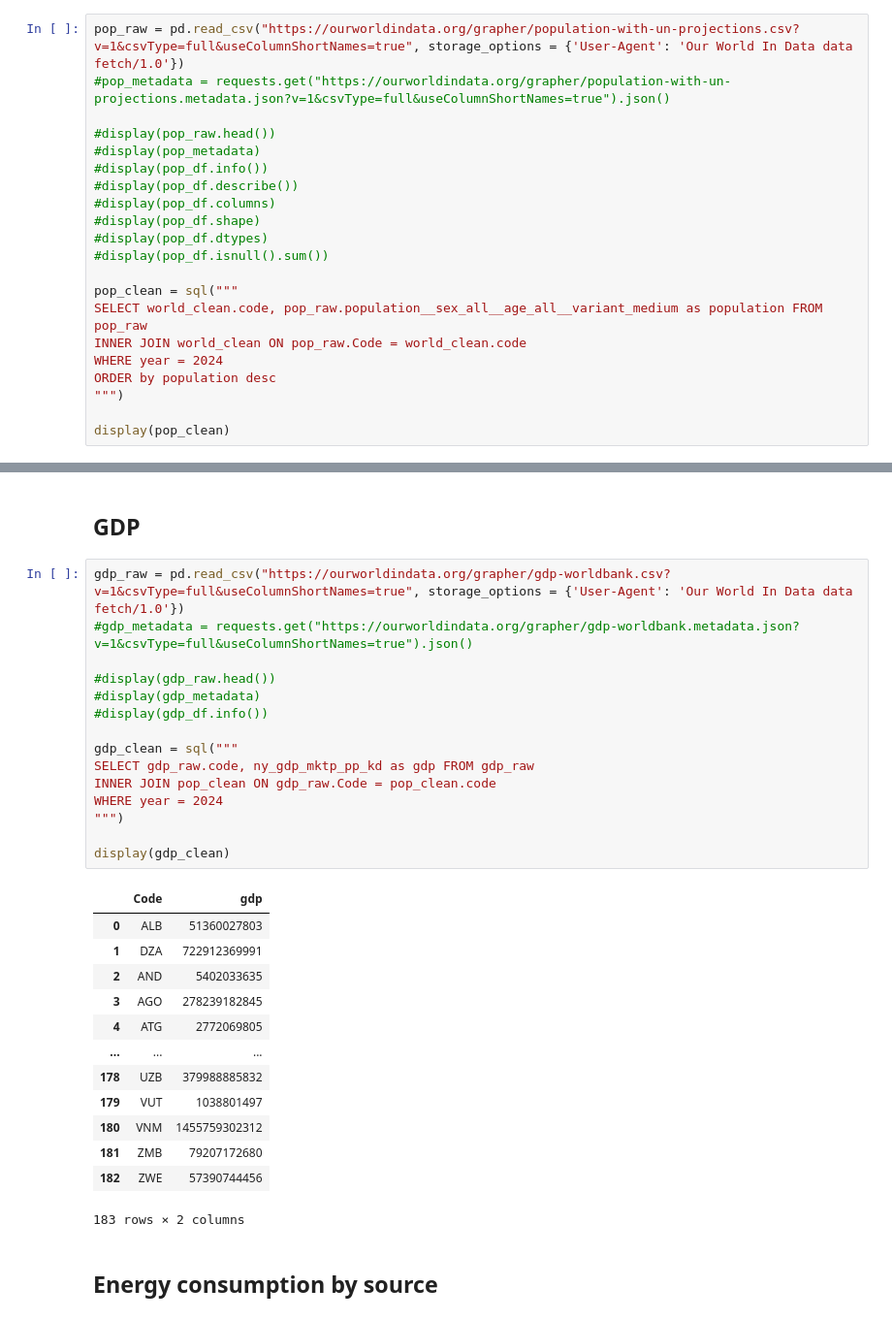
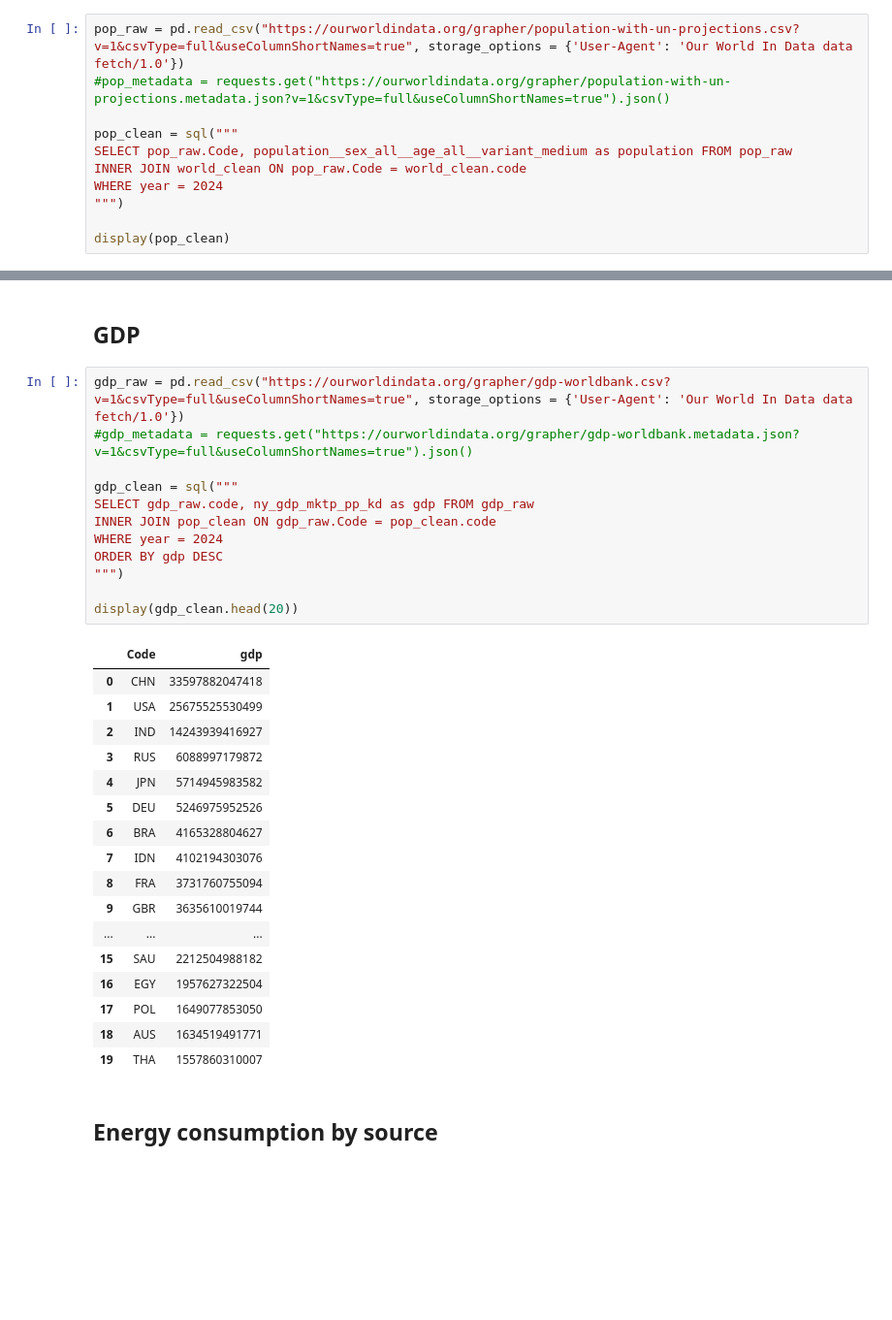
Before and after one commit to william-toscani/Data_Visualization_Project, a Jupyter notebook: Data_Viz_Project.ipynb, the cells around one changed output, grey strips where cells are left out. Shown: that part at 97% size. Saved outputs shown, nothing was run; the diff lists cells and outputs as text; blank space fills up the shorter version.

```diff
--- a/Data_Viz_Project.ipynb
+++ b/Data_Viz_Project.ipynb
@@ -49,20 +47,10 @@ display(world_clean)
 pop_raw = pd.read_csv("https://ourworldindata.org/grapher/population-with-un-projections.csv?v=1&csvType=full&useColumnShortNames=true", storage_options = {'User-Agent': 'Our World In Data data fetch/1.0'})
 #pop_metadata = requests.get("https://ourworldindata.org/grapher/population-with-un-projections.metadata.json?v=1&csvType=full&useColumnShortNames=true").json()
 
-#display(pop_raw.head())
-#display(pop_metadata)
-#display(pop_df.info())
-#display(pop_df.describe())
-#display(pop_df.columns)
-#display(pop_df.shape)
-#display(pop_df.dtypes)
-#display(pop_df.isnull().sum())
-
 pop_clean = sql("""
-SELECT world_clean.code, pop_raw.population__sex_all__age_all__variant_medium as population FROM pop_raw
+SELECT pop_raw.Code, population__sex_all__age_all__variant_medium as population FROM pop_raw
 INNER JOIN world_clean ON pop_raw.Code = world_clean.code
 WHERE year = 2024
-ORDER by population desc
 """)
 
 display(pop_clean)
@@ -85,32 +73,33 @@ display(pop_clean)
 # %%
 gdp_raw = pd.read_csv("https://ourworldindata.org/grapher/gdp-worldbank.csv?v=1&csvType=full&useColumnShortNames=true", storage_options = {'User-Agent': 'Our World In Data data fetch/1.0'})
 #gdp_metadata = requests.get("https://ourworldindata.org/grapher/gdp-worldbank.metadata.json?v=1&csvType=full&useColumnShortNames=true").json()
-
-#display(gdp_raw.head())
-#display(gdp_metadata)
-#display(gdp_df.info())
 
 gdp_clean = sql("""
 SELECT gdp_raw.code, ny_gdp_mktp_pp_kd as gdp FROM gdp_raw
 INNER JOIN pop_clean ON gdp_raw.Code = pop_clean.code
 WHERE year = 2024
+ORDER BY gdp DESC
 """)
 
-display(gdp_clean)
+display(gdp_clean.head(20))
 # %% [output]
 |  | Code | gdp |
-| 0 | ALB | 51360027803 |
-| 1 | DZA | 722912369991 |
-| 2 | AND | 5402033635 |
-| 3 | AGO | 278239182845 |
-| 4 | ATG | 2772069805 |
+| 0 | CHN | 33597882047418 |
+| 1 | USA | 25675525530499 |
+| 2 | IND | 14243939416927 |
+| 3 | RUS | 6088997179872 |
+| 4 | JPN | 5714945983582 |
+| 5 | DEU | 5246975952526 |
+| 6 | BRA | 4165328804627 |
+| 7 | IDN | 4102194303076 |
+| 8 | FRA | 3731760755094 |
+| 9 | GBR | 3635610019744 |
 | ... | ... | ... |
-| 178 | UZB | 379988885832 |
-| 179 | VUT | 1038801497 |
-| 180 | VNM | 1455759302312 |
-| 181 | ZMB | 79207172680 |
-| 182 | ZWE | 57390744456 |
+| 15 | SAU | 2212504988182 |
+| 16 | EGY | 1957627322504 |
+| 17 | POL | 1649077853050 |
+| 18 | AUS | 1634519491771 |
+| 19 | THA | 1557860310007 |
-183 rows × 2 columns
 # %% [markdown]
 ## Energy consumption by source
 # %%
```
Also changed, not shown: parts of 17 cells of this notebook.
